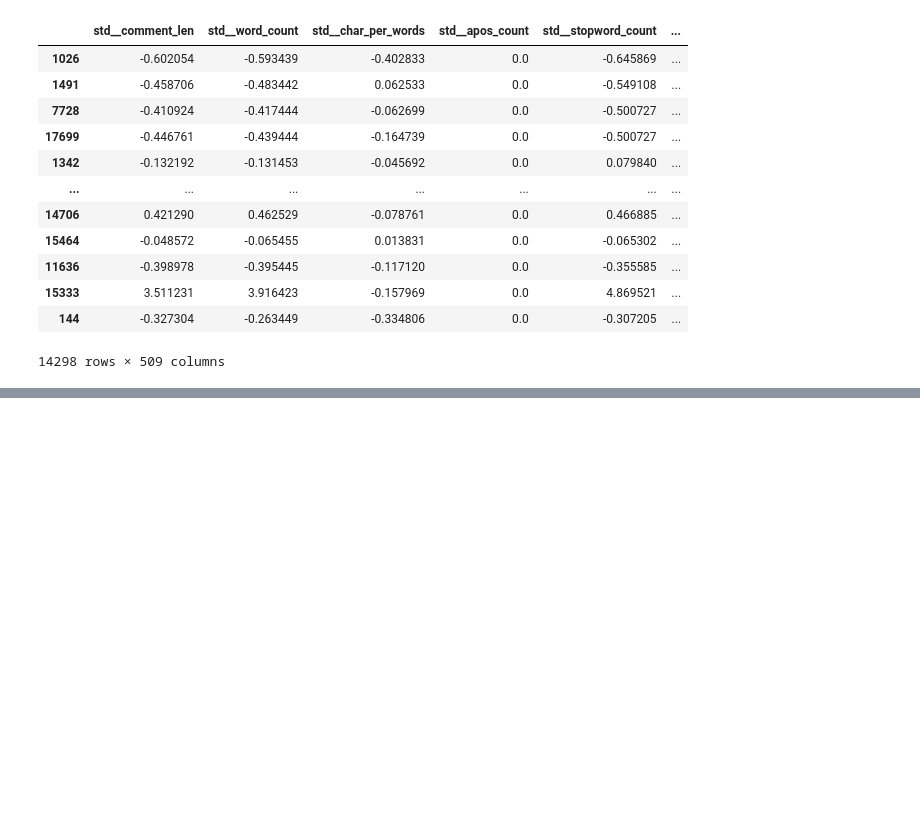
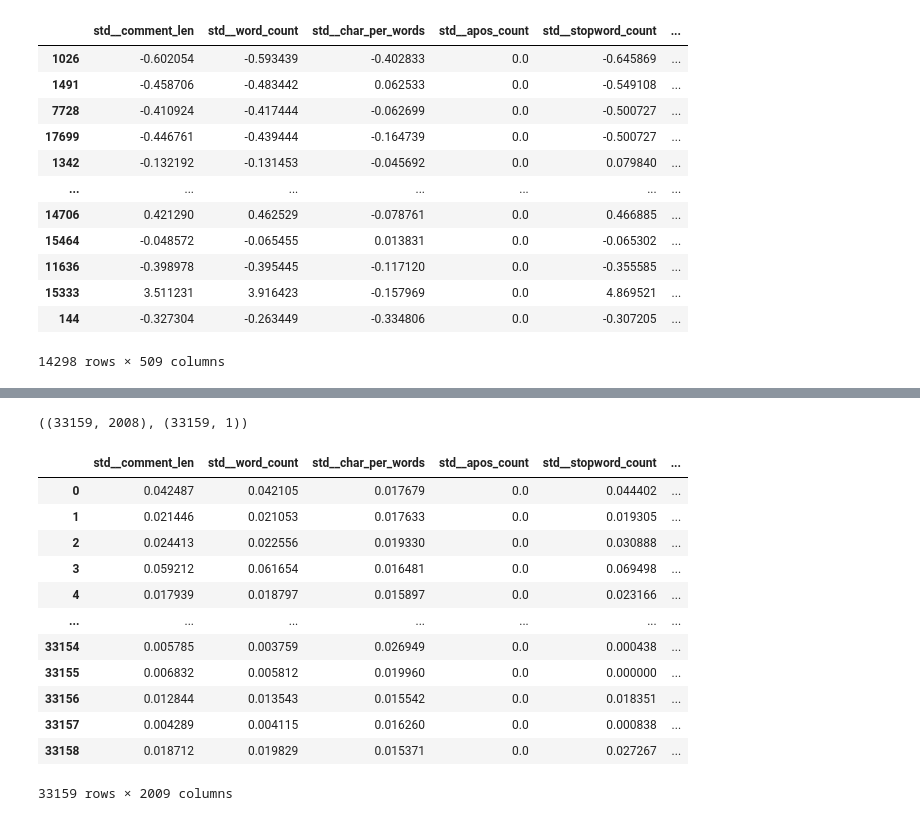
Before and after one commit to pankaj-2708/You-tube-Comment-analysis, a Jupyter notebook: notebooks/1_vectorisation.ipynb, the cells around one changed output, grey strips where cells are left out. Saved outputs shown, nothing was run; the diff lists cells and outputs as text; code cells hidden in the pictures; blank space fills up the shorter version.

```diff
--- a/notebooks/1_vectorisation.ipynb
+++ b/notebooks/1_vectorisation.ipynb
@@ -96,0 +148,23 @@ from sklearn.
+# %%
+new_X.shape,new_y.shape
+# %% [output]
+((33159, 2008), (33159, 1))
+# %%
+new_X.reset_index(drop=True,inplace=True)
+new_y.reset_index(drop=True,inplace=True)
+# %%
+pd.concat((new_X,new_y),axis=1)
+# %% [output]
+|  | std__comment_len | std__word_count | std__char_per_words | std__apos_count | std__stopword_count | ... |
+| 0 | 0.042487 | 0.042105 | 0.017679 | 0.0 | 0.044402 | ... |
+| 1 | 0.021446 | 0.021053 | 0.017633 | 0.0 | 0.019305 | ... |
+| 2 | 0.024413 | 0.022556 | 0.019330 | 0.0 | 0.030888 | ... |
+| 3 | 0.059212 | 0.061654 | 0.016481 | 0.0 | 0.069498 | ... |
+| 4 | 0.017939 | 0.018797 | 0.015897 | 0.0 | 0.023166 | ... |
+| ... | ... | ... | ... | ... | ... | ... |
+| 33154 | 0.005785 | 0.003759 | 0.026949 | 0.0 | 0.000438 | ... |
+| 33155 | 0.006832 | 0.005812 | 0.019960 | 0.0 | 0.000000 | ... |
+| 33156 | 0.012844 | 0.013543 | 0.015542 | 0.0 | 0.018351 | ... |
+| 33157 | 0.004289 | 0.004115 | 0.016260 | 0.0 | 0.000838 | ... |
+| 33158 | 0.018712 | 0.019829 | 0.015371 | 0.0 | 0.027267 | ... |
+33159 rows × 2009 columns
```
Also changed, not shown: parts of 10 cells of this notebook, 12 other files.
